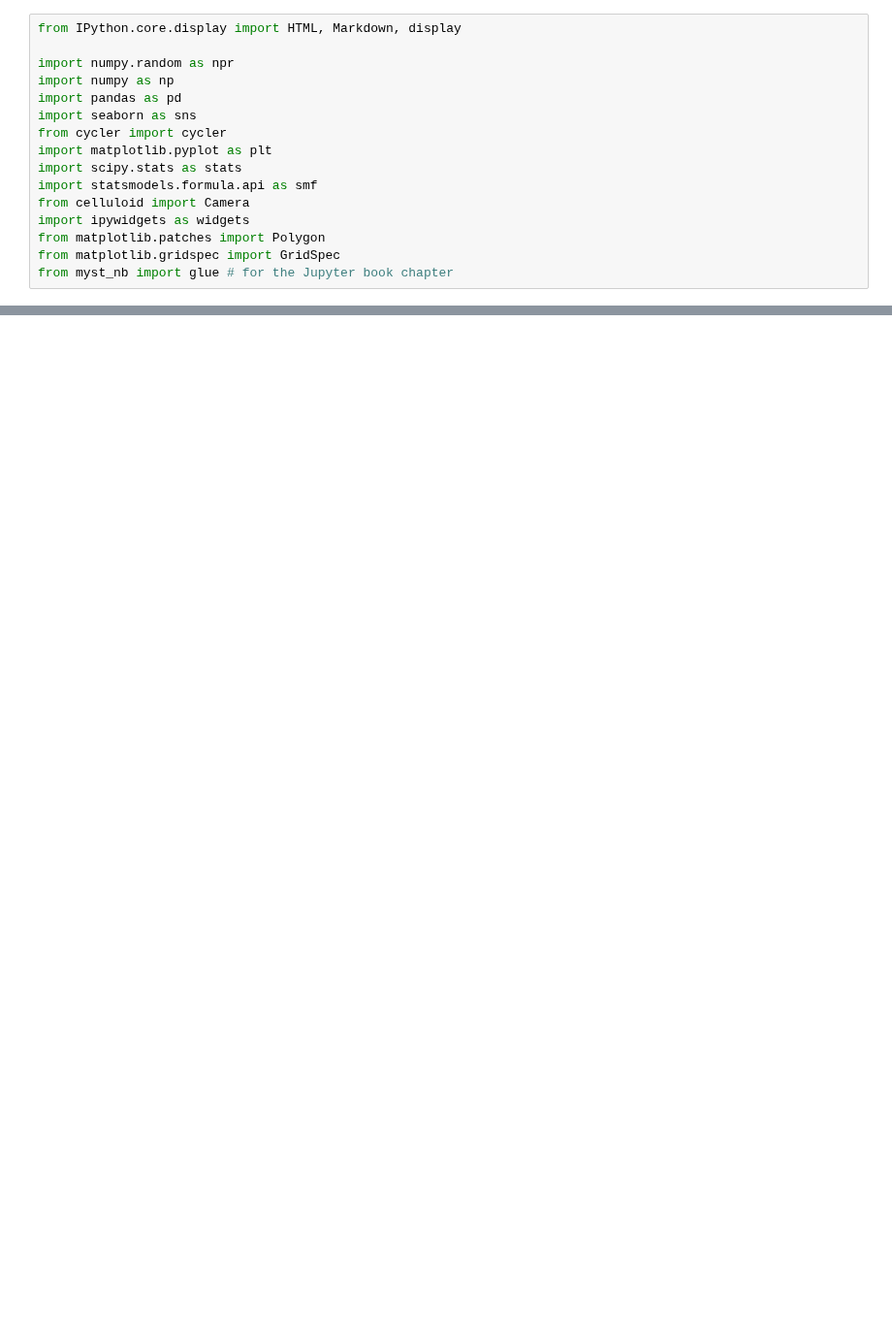
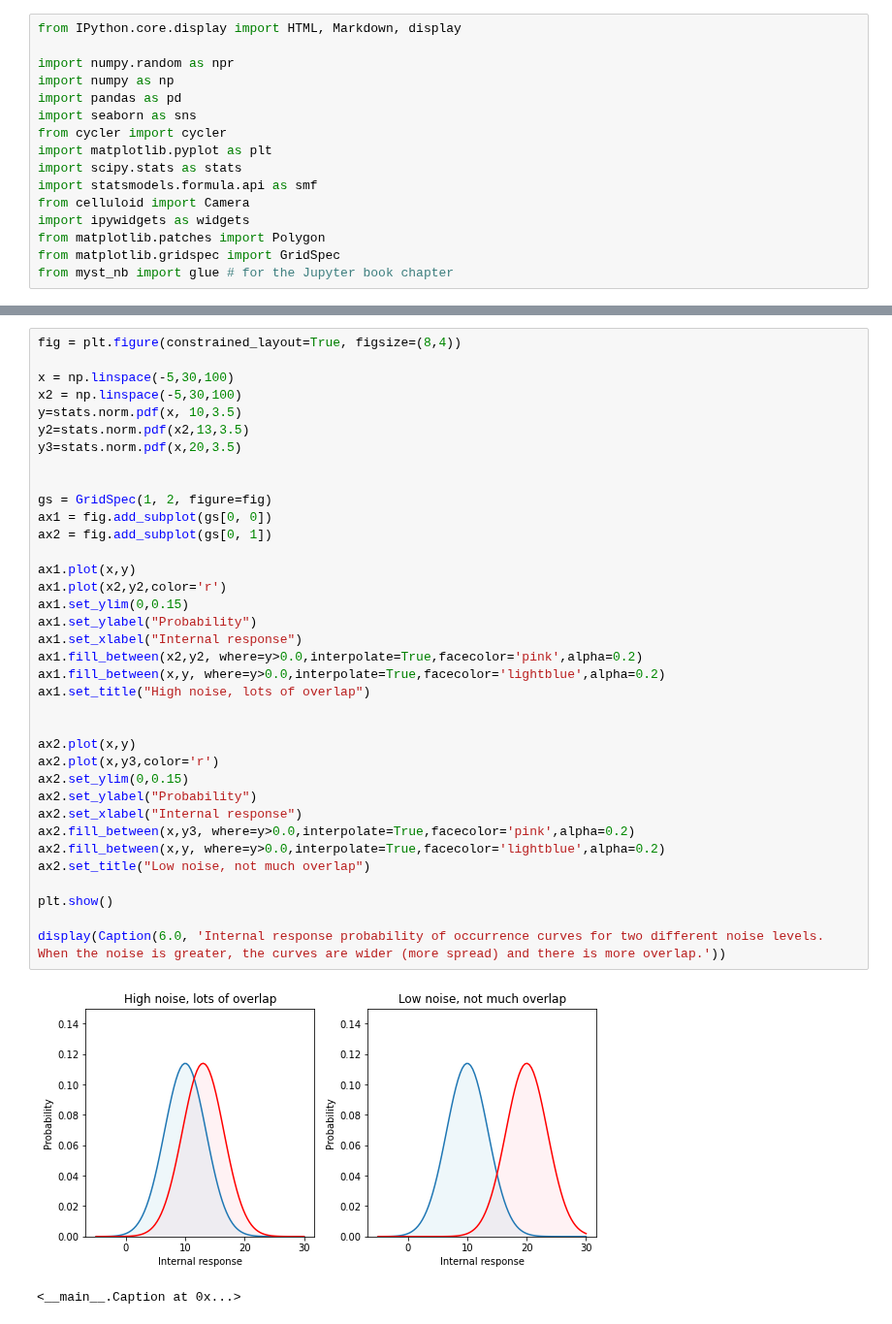
Before and after one commit to gureckis/nyu_lab_in_cognition, a Jupyter notebook: book/chapters/11/00-inferences-from-behavior.ipynb, the cells around one changed output, grey strips where cells are left out. Shown at 97% size. Cells and saved outputs as stored; diff of their text form; blank space fills up the shorter version.

```diff
--- a/book/chapters/11/00-inferences-from-behavior.ipynb
+++ b/book/chapters/11/00-inferences-from-behavior.ipynb
@@ -80,0 +467,39 @@ Examples of a mouse tracking experiment.
+# %%
+fig = plt.figure(constrained_layout=True, figsize=(8,4))
+
+x = np.linspace(-5,30,100)
+x2 = np.linspace(-5,30,100)
+y=stats.norm.pdf(x, 10,3.5)
+y2=stats.norm.pdf(x2,13,3.5)
+y3=stats.norm.pdf(x,20,3.5)
+
+
+gs = GridSpec(1, 2, figure=fig)
+ax1 = fig.add_subplot(gs[0, 0])
+ax2 = fig.add_subplot(gs[0, 1])
+
+ax1.plot(x,y)
+ax1.plot(x2,y2,color='r')
+ax1.set_ylim(0,0.15)
+ax1.set_ylabel("Probability")
+ax1.set_xlabel("Internal response")
+ax1.fill_between(x2,y2, where=y>0.0,interpolate=True,facecolor='pink',alpha=0.2)
+ax1.fill_between(x,y, where=y>0.0,interpolate=True,facecolor='lightblue',alpha=0.2)
+ax1.set_title("High noise, lots of overlap")
+
+
+ax2.plot(x,y)
+ax2.plot(x,y3,color='r')
+ax2.set_ylim(0,0.15)
+ax2.set_ylabel("Probability")
+ax2.set_xlabel("Internal response")
+ax2.fill_between(x,y3, where=y>0.0,interpolate=True,facecolor='pink',alpha=0.2)
+ax2.fill_between(x,y, where=y>0.0,interpolate=True,facecolor='lightblue',alpha=0.2)
+ax2.set_title("Low noise, not much overlap")
+
+plt.show()
+
+display(Caption(6.0, 'Internal response probability of occurrence curves for two different noise levels. When the noise is greater, the curves are wider (more spread) and there is more overlap.'))
+# %% [output]
+[figure, added]
+<__main__.Caption at 0x...>
```
Also changed, not shown: parts of 45 cells of this notebook.
